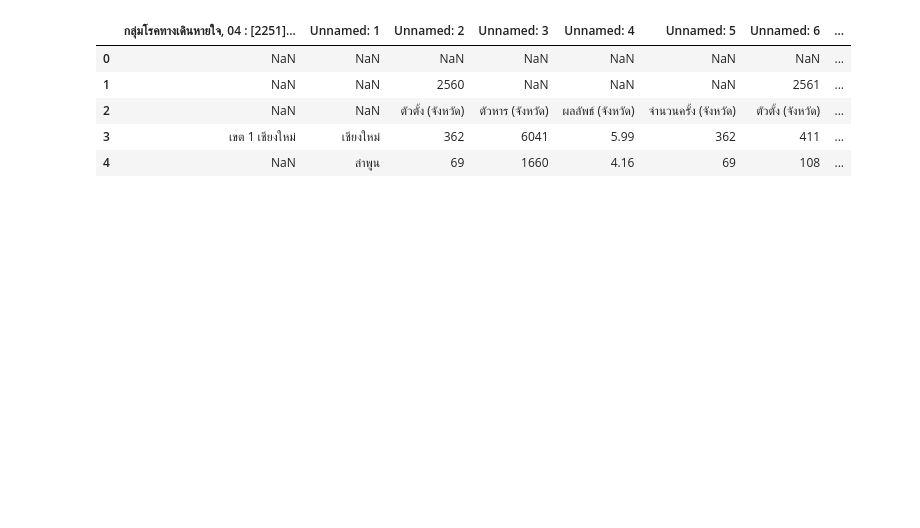
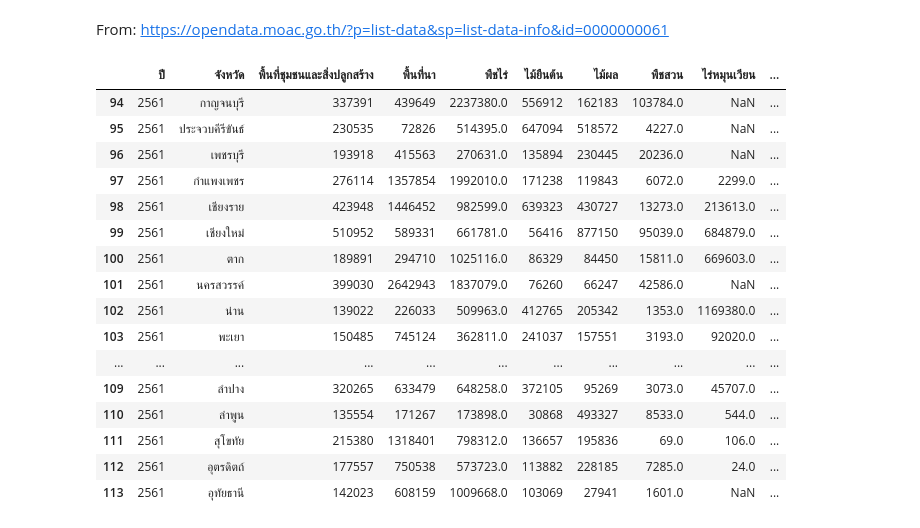
Before and after one commit to Zylink2/Machine_Learning_Project_2, a Jupyter notebook: Test_Com.ipynb, the cells around one changed output. Saved outputs shown, nothing was run; the diff lists cells and outputs as text; code cells hidden in the pictures; blank space fills up the shorter version.

```diff
--- a/Test_Com.ipynb
+++ b/Test_Com.ipynb
@@ -3,13 +3,26 @@ import pandas as pd
 import seaborn as sns
 %matplotlib inline
 %config InlineBackend.figure_format='retina'
-# %%
-df = pd.read_excel("")
-df.head()
-# %% [output]
-|  | กลุ่มโรคทางเดินหายใจ, 04 : [2251]... | Unnamed: 1 | Unnamed: 2 | Unnamed: 3 | Unnamed: 4 | Unnamed: 5 | Unnamed: 6 | ... |
-| 0 | NaN | NaN | NaN | NaN | NaN | NaN | NaN | ... |
-| 1 | NaN | NaN | 2560 | NaN | NaN | NaN | 2561 | ... |
-| 2 | NaN | NaN | ตัวตั้ง (จังหวัด) | ตัวหาร (จังหวัด) | ผลลัพธ์ (จังหวัด) | จำนวนครั้ง (จังหวัด) | ตัวตั้ง (จังหวัด) | ... |
-| 3 | เขต 1 เชียงใหม่ | เชียงใหม่ | 362 | 6041 | 5.99 | 362 | 411 | ... |
-| 4 | NaN | ลำพูน | 69 | 1660 | 4.16 | 69 | 108 | ... |
+# %% [markdown]
+From: https://opendata.moac.go.th/?p=list-data&sp=list-data-info&id=0000000061
+# %%
+area = pd.read_csv("https://opendata.moac.go.th/subControl/downloadFile/downloadFile.php?id=0000000500")
+area.tail(20)
+# %% [output]
+|  | ปี | จังหวัด | พื้นที่ชุมชนและสิ่งปลูกสร้าง | พื้นที่นา | พืชไร่ | ไม้ยืนต้น | ไม้ผล | พืชสวน | ไร่หมุนเวียน | ... |
+| 94 | 2561 | กาญจนบุรี | 337391 | 439649 | 2237380.0 | 556912 | 162183 | 103784.0 | NaN | ... |
+| 95 | 2561 | ประจวบคีรีขันธ์ | 230535 | 72826 | 514395.0 | 647094 | 518572 | 4227.0 | NaN | ... |
+| 96 | 2561 | เพชรบุรี | 193918 | 415563 | 270631.0 | 135894 | 230445 | 20236.0 | NaN | ... |
+| 97 | 2561 | กำแพงเพชร | 276114 | 1357854 | 1992010.0 | 171238 | 119843 | 6072.0 | 2299.0 | ... |
+| 98 | 2561 | เชียงราย | 423948 | 1446452 | 982599.0 | 639323 | 430727 | 13273.0 | 213613.0 | ... |
+| 99 | 2561 | เชียงใหม่ | 510952 | 589331 | 661781.0 | 56416 | 877150 | 95039.0 | 684879.0 | ... |
+| 100 | 2561 | ตาก | 189891 | 294710 | 1025116.0 | 86329 | 84450 | 15811.0 | 669603.0 | ... |
+| 101 | 2561 | นครสวรรค์ | 399030 | 2642943 | 1837079.0 | 76260 | 66247 | 42586.0 | NaN | ... |
+| 102 | 2561 | น่าน | 139022 | 226033 | 509963.0 | 412765 | 205342 | 1353.0 | 1169380.0 | ... |
+| 103 | 2561 | พะเยา | 150485 | 745124 | 362811.0 | 241037 | 157551 | 3193.0 | 92020.0 | ... |
+| ... | ... | ... | ... | ... | ... | ... | ... | ... | ... | ... |
+| 109 | 2561 | ลำปาง | 320265 | 633479 | 648258.0 | 372105 | 95269 | 3073.0 | 45707.0 | ... |
+| 110 | 2561 | ลำพูน | 135554 | 171267 | 173898.0 | 30868 | 493327 | 8533.0 | 544.0 | ... |
+| 111 | 2561 | สุโขทัย | 215380 | 1318401 | 798312.0 | 136657 | 195836 | 69.0 | 106.0 | ... |
+| 112 | 2561 | อุตรดิตถ์ | 177557 | 750538 | 573723.0 | 113882 | 228185 | 7285.0 | 24.0 | ... |
+| 113 | 2561 | อุทัยธานี | 142023 | 608159 | 1009668.0 | 103069 | 27941 | 1601.0 | NaN | ... |
```
Also changed, not shown: parts of 2 cells of this notebook.
